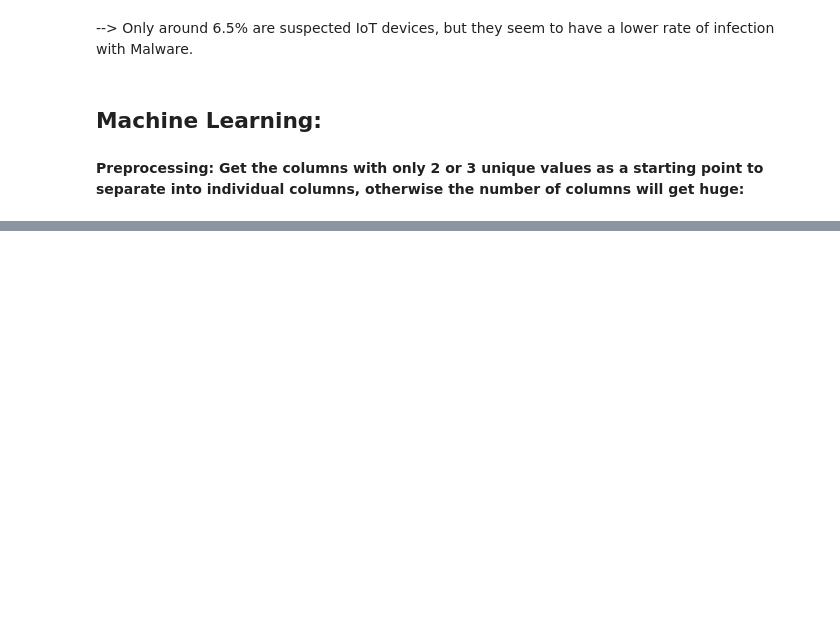
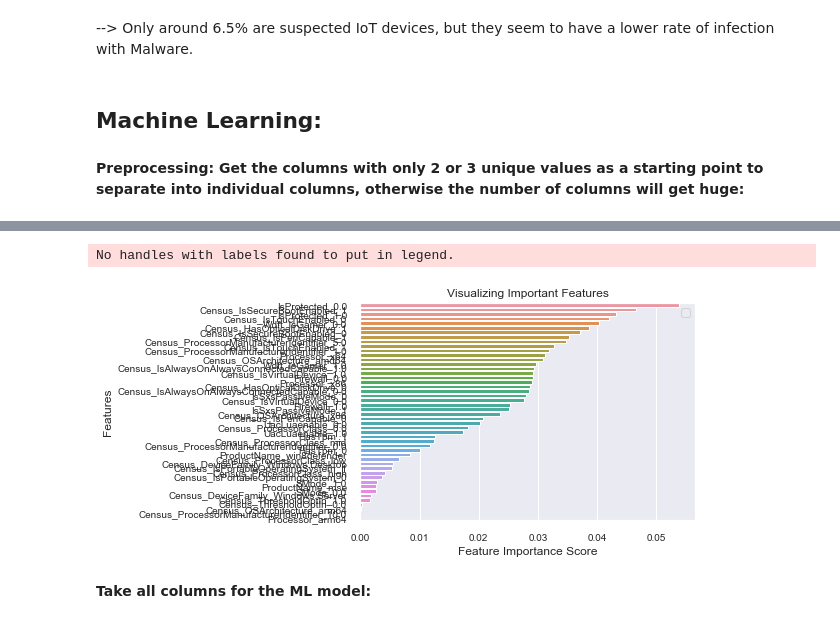
Before and after one commit to postman5498/portfolio, a Jupyter notebook: kaggle_microsoft/microsoft1.ipynb, the cells around one changed output, grey strips where cells are left out. Drawn from its saved outputs; the diff is of its cells as text; code cells hidden in the pictures; blank space fills up the shorter version.

```diff
--- a/kaggle_microsoft/microsoft1.ipynb
+++ b/kaggle_microsoft/microsoft1.ipynb
@@ -258,0 +282,4 @@ print(df_two_uniques.head(3))
+# %%
+#create dummies, split rows with differing values into separate columns:
+X_two_three = pd.get_dummies(data=X_two_three, columns=X_two_three_cols)
+X_two_three
@@ -258,0 +378,4 @@ print(df_two_uniques.head(3))
+# %%
+#check which features have the highest predictive value
+feature_imp = pd.Series(clf.feature_importances_,index=X_train.columns).sort_values(ascending=False)
+feature_imp
@@ -258,0 +400,16 @@ print(df_two_uniques.head(3))
+# %%
+%matplotlib inline
+# Creating a bar plot
+sns.barplot(x=feature_imp, y=feature_imp.index)
+# Add labels to your graph
+plt.xlabel('Feature Importance Score')
+plt.ylabel('Features')
+plt.title("Visualizing Important Features")
+plt.legend()
+plt.tick_params(axis='both', which='major', labelsize=10, size=10)
+plt.show()
+# %% [output]
+No handles with labels found to put in legend.
+[figure, added]
+# %% [markdown]
+**Take all columns for the ML model:**
```
Also changed, not shown: parts of 28 cells of this notebook.
